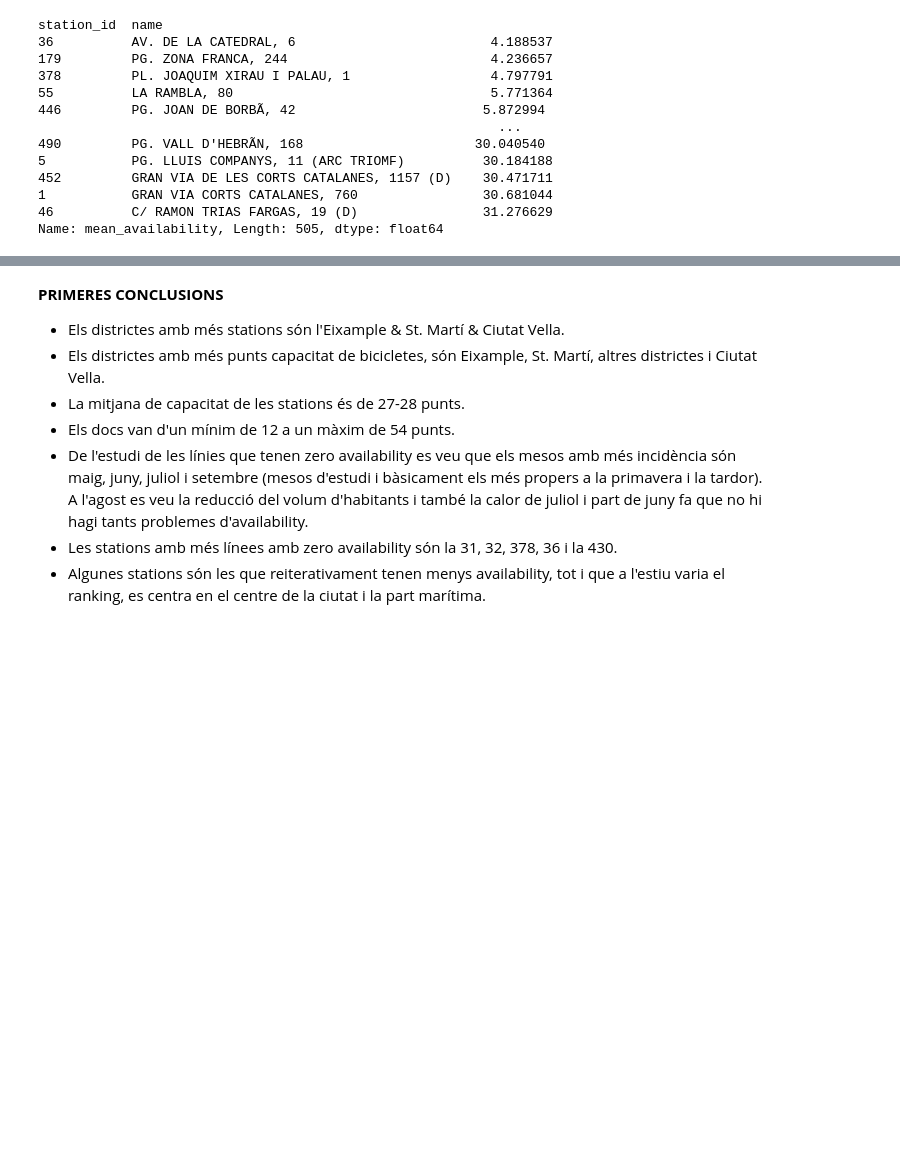
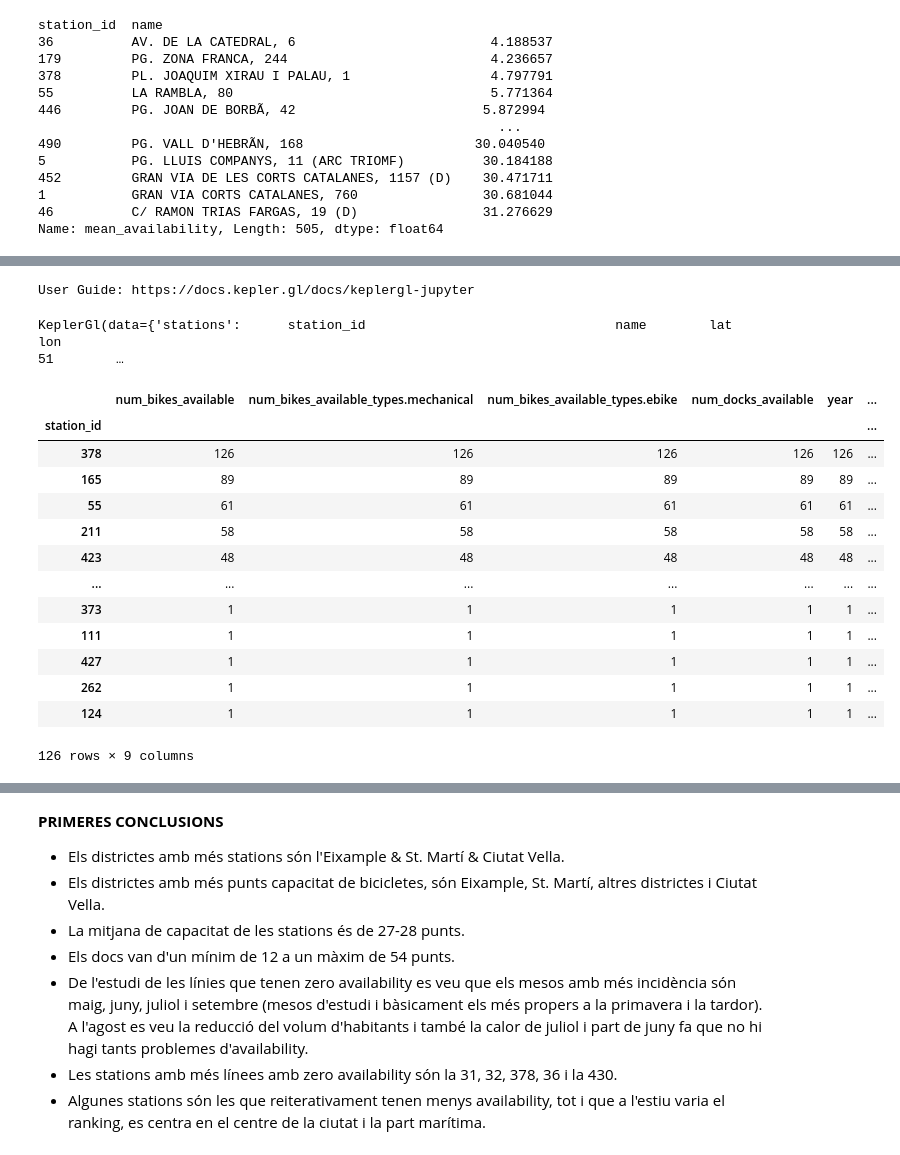
Before and after one commit to jotogi/BicingBCN, a Jupyter notebook: Stations.ipynb, the cells around one changed output, grey strips where cells are left out. Saved outputs shown, nothing was run; the diff lists cells and outputs as text; code cells hidden in the pictures; blank space fills up the shorter version.

```diff
--- a/Stations.ipynb
+++ b/Stations.ipynb
@@ -830,0 +970,28 @@ df_stations_seasons
+# %%
+df_stations_merce = df_merce[["station_id","name","lat","lon"]].drop_duplicates()
+stations_map_merce = KeplerGl(height=600, data={"stations": df_stations_merce})
+stations_map_merce
+# %% [output]
+User Guide: https://docs.kepler.gl/docs/keplergl-jupyter
+KeplerGl(data={'stations':      station_id                                name        lat       lon
+51        …
+# %%
+#Anàlisi Partits Camp Nou.
+barsa=[df2022_zero[(df2022_zero['month']==1) & (df2022_zero['day']==19)]] or [df2022_zero[(df2022_zero['month']==2) & (df2022_zero['day']==6)]] or [df2022_zero[(df2022_zero['month']==2) & (df2022_zero['day']==27)]] or [df2022_zero[(df2022_zero['month']==3) & (df2022_zero['day']==13)]] or [df2022_zero[(df2022_zero['month']==4) & (df2022_zero['day']==3)]] or [df2022_zero[(df2022_zero['month']==4) & (df2022_zero['day']==17)]] or [df2022_zero[(df2022_zero['month']==5) & (df2022_zero['day']==1)]] or [df2022_zero[(df2022_zero['month']==5) & (df2022_zero['day']==11)]] or [df2022_zero[(df2022_zero['month']==5) & (df2022_zero['day']==11)]] or [df2022_zero[(df2022_zero['month']==5) & (df2022_zero['day']==22)]]
+barsa=barsa[0]
+barsa[barsa['num_docks_available']==0].groupby('station_id').count().sort_values(by='num_docks_available', ascending=False)
+# %% [output]
+|  | num_bikes_available | num_bikes_available_types.mechanical | num_bikes_available_types.ebike | num_docks_available | year | ... |
+| station_id |  |  |  |  |  | ... |
+| 378 | 126 | 126 | 126 | 126 | 126 | ... |
+| 165 | 89 | 89 | 89 | 89 | 89 | ... |
+| 55 | 61 | 61 | 61 | 61 | 61 | ... |
+| 211 | 58 | 58 | 58 | 58 | 58 | ... |
+| 423 | 48 | 48 | 48 | 48 | 48 | ... |
+| ... | ... | ... | ... | ... | ... | ... |
+| 373 | 1 | 1 | 1 | 1 | 1 | ... |
+| 111 | 1 | 1 | 1 | 1 | 1 | ... |
+| 427 | 1 | 1 | 1 | 1 | 1 | ... |
+| 262 | 1 | 1 | 1 | 1 | 1 | ... |
+| 124 | 1 | 1 | 1 | 1 | 1 | ... |
+126 rows × 9 columns
```
Also changed, not shown: parts of 20 cells of this notebook.
